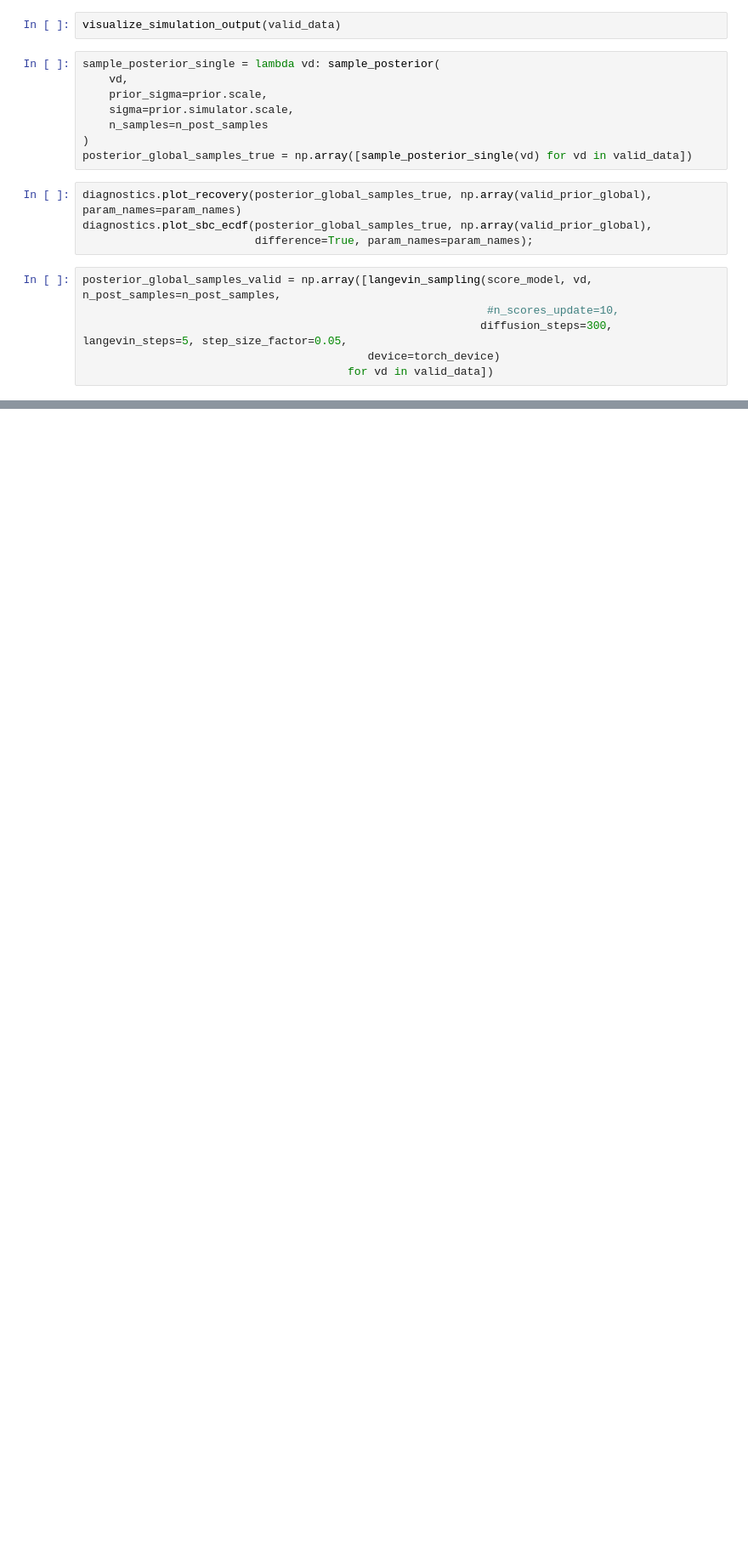
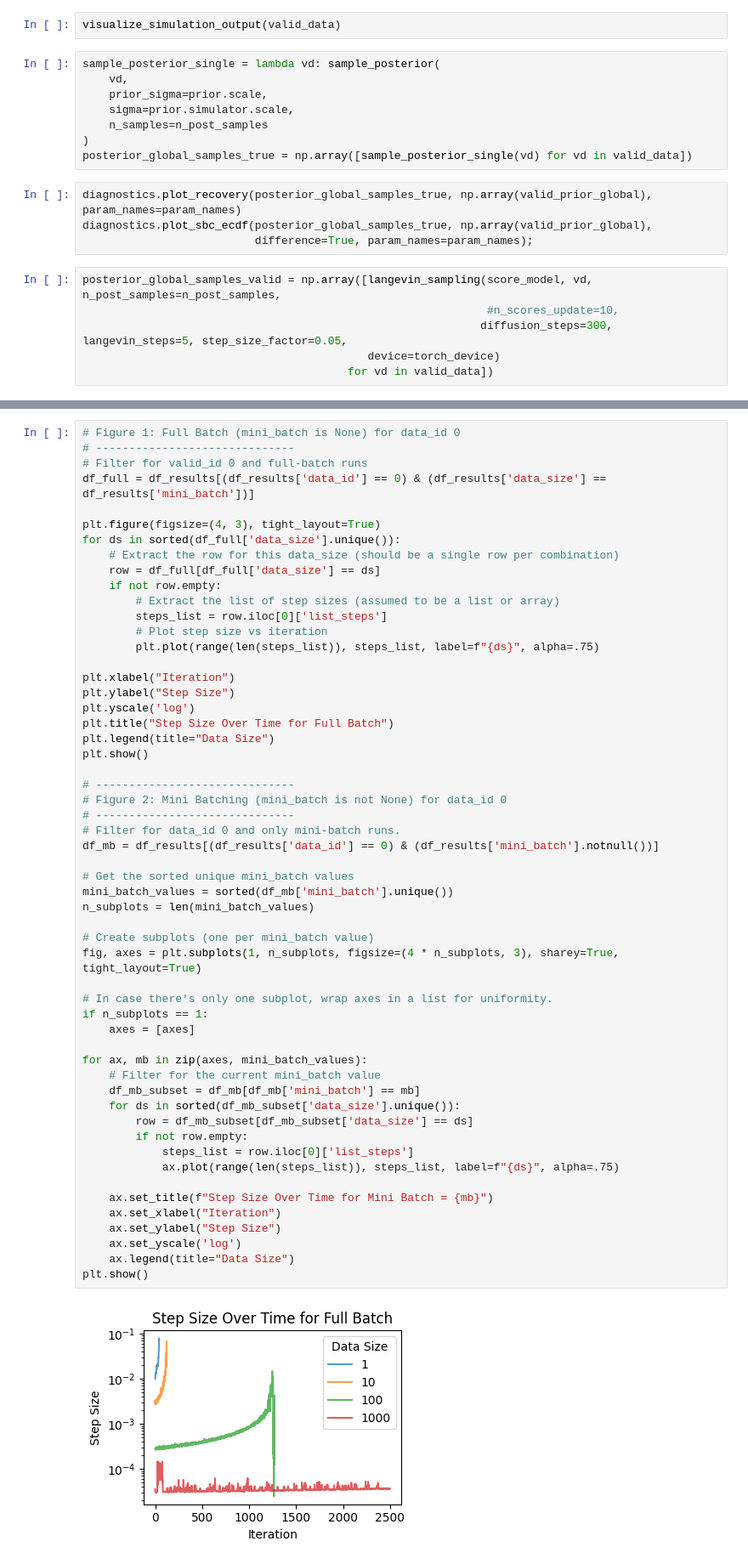
Before and after one commit to bayesflow-org/hierarchical-abi, a Jupyter notebook: gaussian flat score matching.ipynb, the cells around one changed output, grey strips where cells are left out. Shown at 85% size. Cells and saved outputs as stored; diff of their text form; blank space fills up the shorter version.

```diff
--- a/gaussian flat score matching.ipynb
+++ b/gaussian flat score matching.ipynb
@@ -411,0 +559,57 @@ plt.show()
+# %%
+# Figure 1: Full Batch (mini_batch is None) for data_id 0
+# ------------------------------
+# Filter for valid_id 0 and full-batch runs
+df_full = df_results[(df_results['data_id'] == 0) & (df_results['data_size'] == df_results['mini_batch'])]
+
+plt.figure(figsize=(4, 3), tight_layout=True)
+for ds in sorted(df_full['data_size'].unique()):
+    # Extract the row for this data_size (should be a single row per combination)
+    row = df_full[df_full['data_size'] == ds]
+    if not row.empty:
+        # Extract the list of step sizes (assumed to be a list or array)
+        steps_list = row.iloc[0]['list_steps']
+        # Plot step size vs iteration
+        plt.plot(range(len(steps_list)), steps_list, label=f"{ds}", alpha=.75)
+
+plt.xlabel("Iteration")
+plt.ylabel("Step Size")
+plt.yscale('log')
+plt.title("Step Size Over Time for Full Batch")
+plt.legend(title="Data Size")
+plt.show()
+
+# ------------------------------
+# Figure 2: Mini Batching (mini_batch is not None) for data_id 0
+# ------------------------------
+# Filter for data_id 0 and only mini-batch runs.
+df_mb = df_results[(df_results['data_id'] == 0) & (df_results['mini_batch'].notnull())]
+
+# Get the sorted unique mini_batch values
+mini_batch_values = sorted(df_mb['mini_batch'].unique())
+n_subplots = len(mini_batch_values)
+
+# Create subplots (one per mini_batch value)
+fig, axes = plt.subplots(1, n_subplots, figsize=(4 * n_subplots, 3), sharey=True, tight_layout=True)
+
+# In case there's only one subplot, wrap axes in a list for uniformity.
+if n_subplots == 1:
+    axes = [axes]
+
+for ax, mb in zip(axes, mini_batch_values):
+    # Filter for the current mini_batch value
+    df_mb_subset = df_mb[df_mb['mini_batch'] == mb]
+    for ds in sorted(df_mb_subset['data_size'].unique()):
+        row = df_mb_subset[df_mb_subset['data_size'] == ds]
+        if not row.empty:
+            steps_list = row.iloc[0]['list_steps']
+            ax.plot(range(len(steps_list)), steps_list, label=f"{ds}", alpha=.75)
+
+    ax.set_title(f"Step Size Over Time for Mini Batch = {mb}")
+    ax.set_xlabel("Iteration")
+    ax.set_ylabel("Step Size")
+    ax.set_yscale('log')
+    ax.legend(title="Data Size")
+plt.show()
+# %% [output]
+[figure, added]
```
Also changed, not shown: parts of 30 cells of this notebook, 33 other files.
